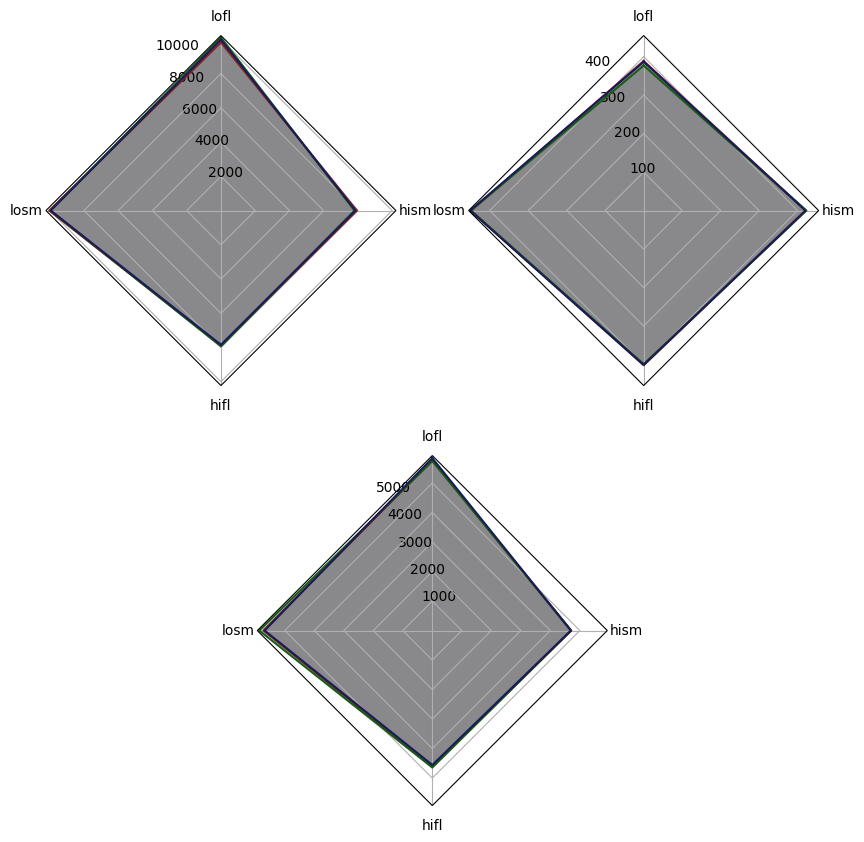
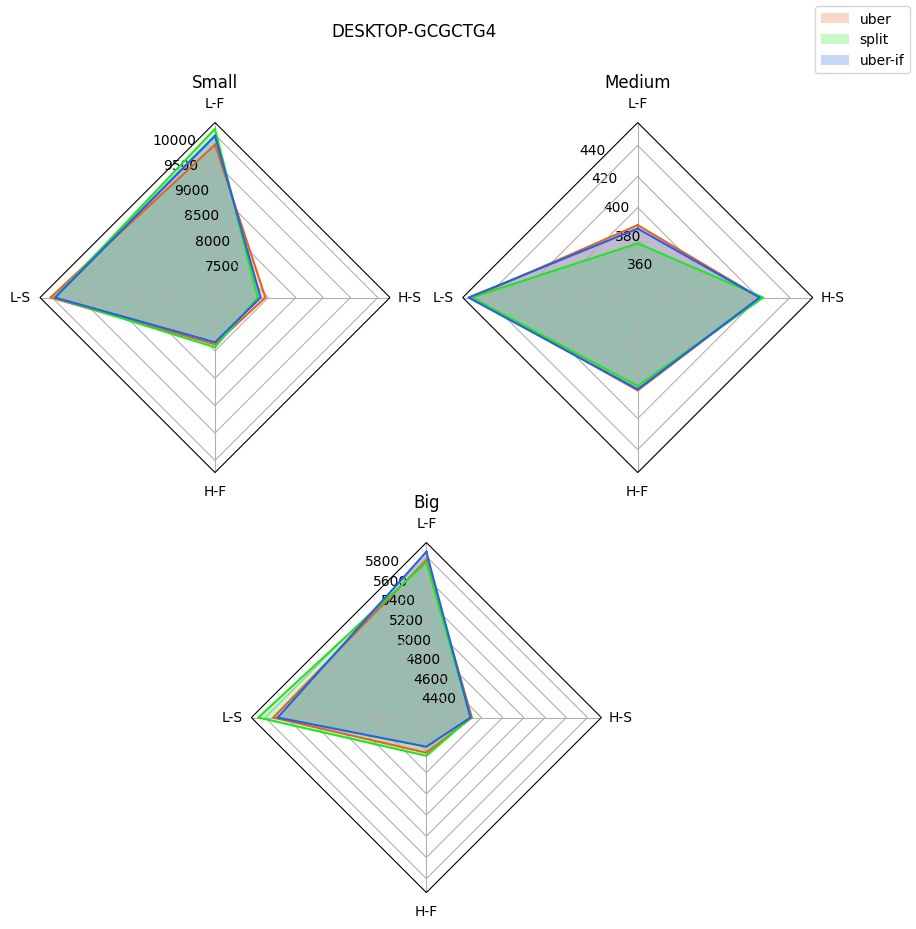
The change to this notebook cell's code, shown as a diff; its figure went from the first image to the second:
--- before
+++ after
@@ -69,5 +69,5 @@
     resolutions: list[str],
     shadingTypes: list[str],
-    colors = ["#8b2525","#165E16","#1b1b5a"]
+    colors = SPIDER_DEFAULT_COLORS
 ):
     filtered = dataset[dataset.Device == device]
@@ -83,7 +83,9 @@
     #rows = int(np.ceil(rows_float))
     res_shad = list(prd(resolutions,shadingTypes))
+    arts = []
     for (i, mesh) in enumerate(meshes):
         filtered1 = filtered[filtered.Mesh == mesh]
         ax: plt.Axes = axs[i]
+        ymin = float("inf")
         for (j, splt) in enumerate(["uber", "split", "uber_static_if"]):
             y_v = []
@@ -92,9 +94,15 @@
                 filtered3 = filtered2[filtered2.Shading == shad]
                 filtered4 = filtered3[filtered3.Resolution == res]
-                y_v.append(np.mean([x for y in filtered4["Framerates"].to_numpy().flatten() for x in y]))
+                arr = [x for y in filtered4["Framerates"].to_numpy().flatten() for x in y]
+                y_v.append(np.mean(arr))
+                ymin = min(ymin, float(np.min(arr)))
             ax.plot(theta, y_v, color=colors[j])
-            ax.fill(theta, y_v, label='_nolegend_', alpha=0.25, facecolor=colors[j])
+            arts.extend(ax.fill(theta, y_v, label='_nolegend_', alpha=0.25, facecolor=colors[j]))
         ax.set_varlabels([])
-        ax.set_xticklabels([("lo" if res == "960x960" else "hi") + shad[0:2] for (res, shad) in res_shad])
+        ax.set_xticklabels([("L" if res == "960x960" else "H") + "-" + shad[0].upper() for (res, shad) in res_shad])
+        ax.set_ylim(ymin)
+        ax.set_title(["Small","Medium","Big"][i])
+    fig.suptitle(device)
+    fig.legend(arts[0:3], ["uber", "split", "uber-if"])
     plt.show()
 

Commit: Improved colors in graphs and spider graph